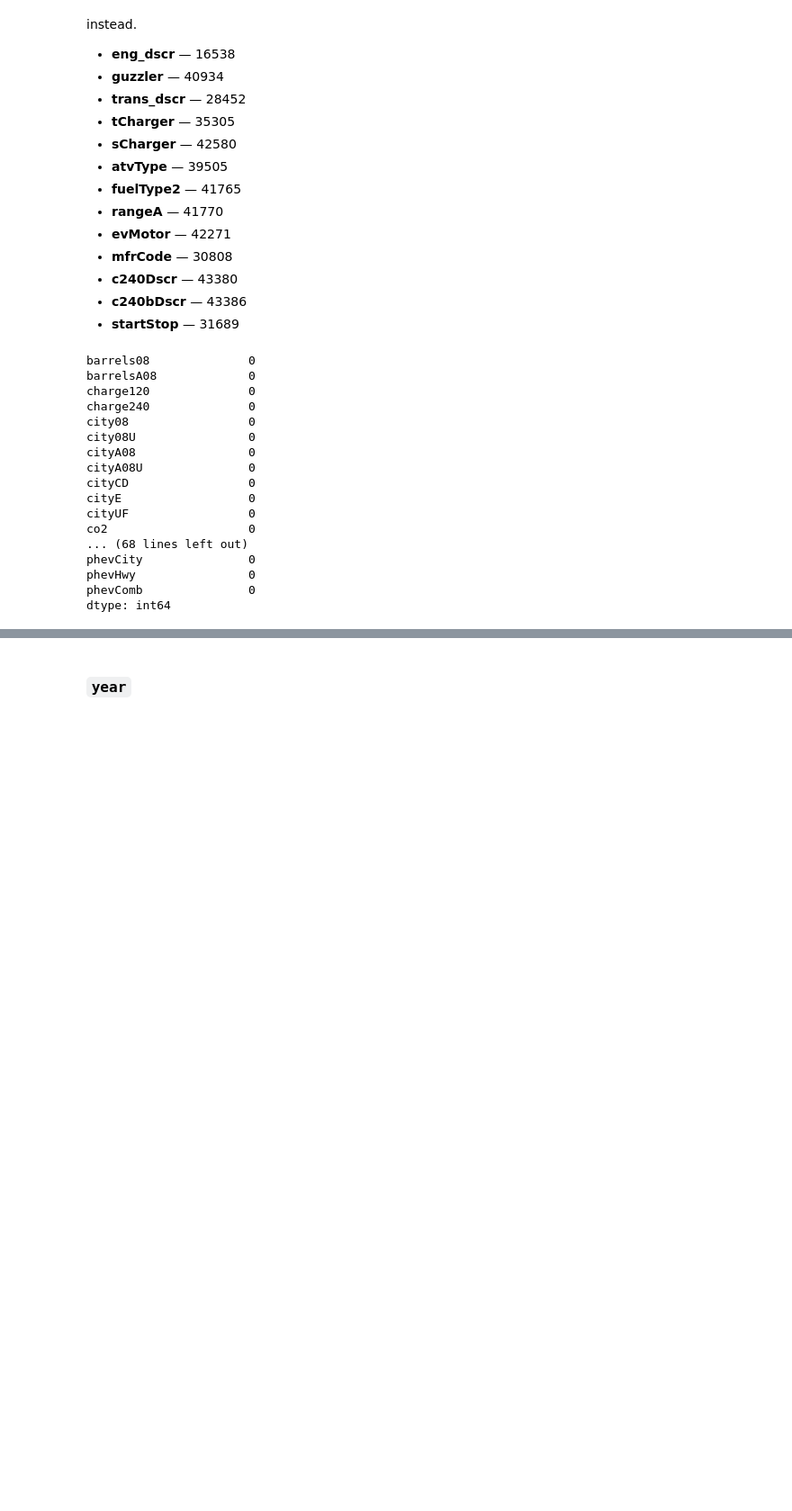
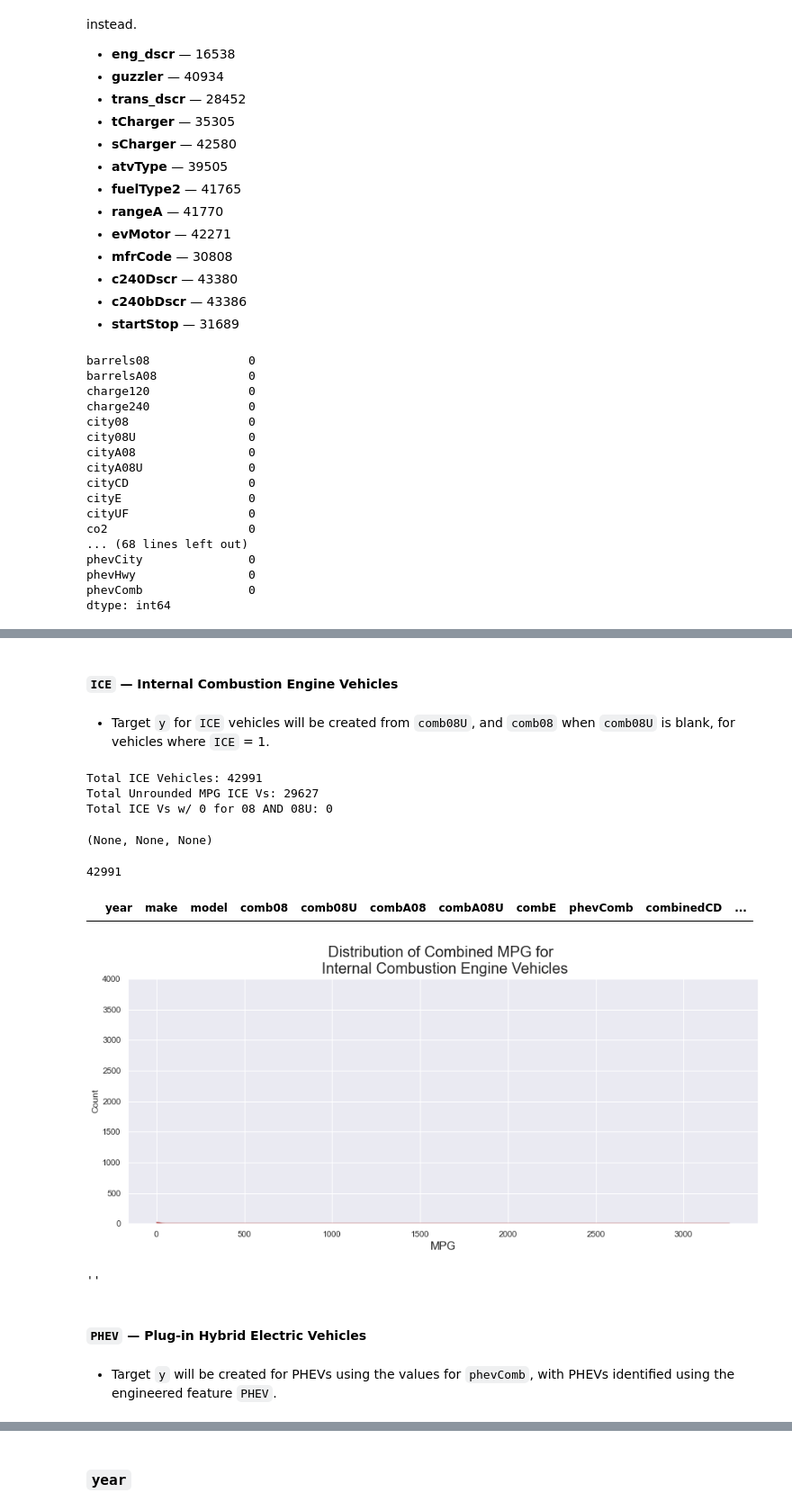
Before and after one commit to mike-flanagan/vehicle_fuel_economy_analysis_neuralnet, a Jupyter notebook: MPG_EDA.ipynb, the cells around one changed output, grey strips where cells are left out. Shown at 90% size. Cells and saved outputs as stored; diff of their text form; code cells hidden in the pictures; blank space fills up the shorter version.

Commit message:
add output vis and engineer target

```diff
--- a/MPG_EDA.ipynb
+++ b/MPG_EDA.ipynb
@@ -313,0 +419,35 @@ dtype: int64
+# %% [markdown]
+#### `ICE` — Internal Combustion Engine Vehicles
+# %% [markdown]
+- Target `y` for `ICE` vehicles will be created from `comb08U`, and `comb08` when `comb08U` is blank, for vehicles where `ICE` = 1.
+# %%
+print(f'Total ICE Vehicles: {len(df[(df.ICE == 1)])}'), \
+print(f'Total Unrounded MPG ICE Vs: {len(df[(df.ICE == 1) & (df.comb08U == 0)])}'), \
+print(f'Total ICE Vs w/ 0 for 08 AND 08U: {len(df[(df.ICE == 1) & (df.comb08U == 0) & (df.comb08 == 0)])}')
+# %% [output]
+Total ICE Vehicles: 42991
+Total Unrounded MPG ICE Vs: 29627
+Total ICE Vs w/ 0 for 08 AND 08U: 0
+(None, None, None)
+# %%
+len(df[df.y != 0])
+# %% [output]
+42991
+# %%
+df[df.y > 500]
+# %% [output]
+|  | year | make | model | comb08 | comb08U | combA08 | combA08U | combE | phevComb | combinedCD | ... |
+# %%
+fig, ax = plt.subplots(figsize=(15,6))
+ax.set_title('Distribution of Combined MPG for \n Internal Combustion Engine Vehicles', size = 20)
+sns.histplot(x = df[df.ICE == 1].y.value_counts(), kde = True, color = 'plum')
+ax.set_xlabel('MPG', size=15)
+plt.show()
+;
+# %% [output]
+[figure, added]
+''
+# %% [markdown]
+#### `PHEV` — Plug-in Hybrid Electric Vehicles
+# %% [markdown]
+- Target `y` will be created for PHEVs using the values for `phevComb`, with PHEVs identified using the engineered feature `PHEV`.
```
Also changed, not shown: parts of 40 cells of this notebook, 4 other files.
